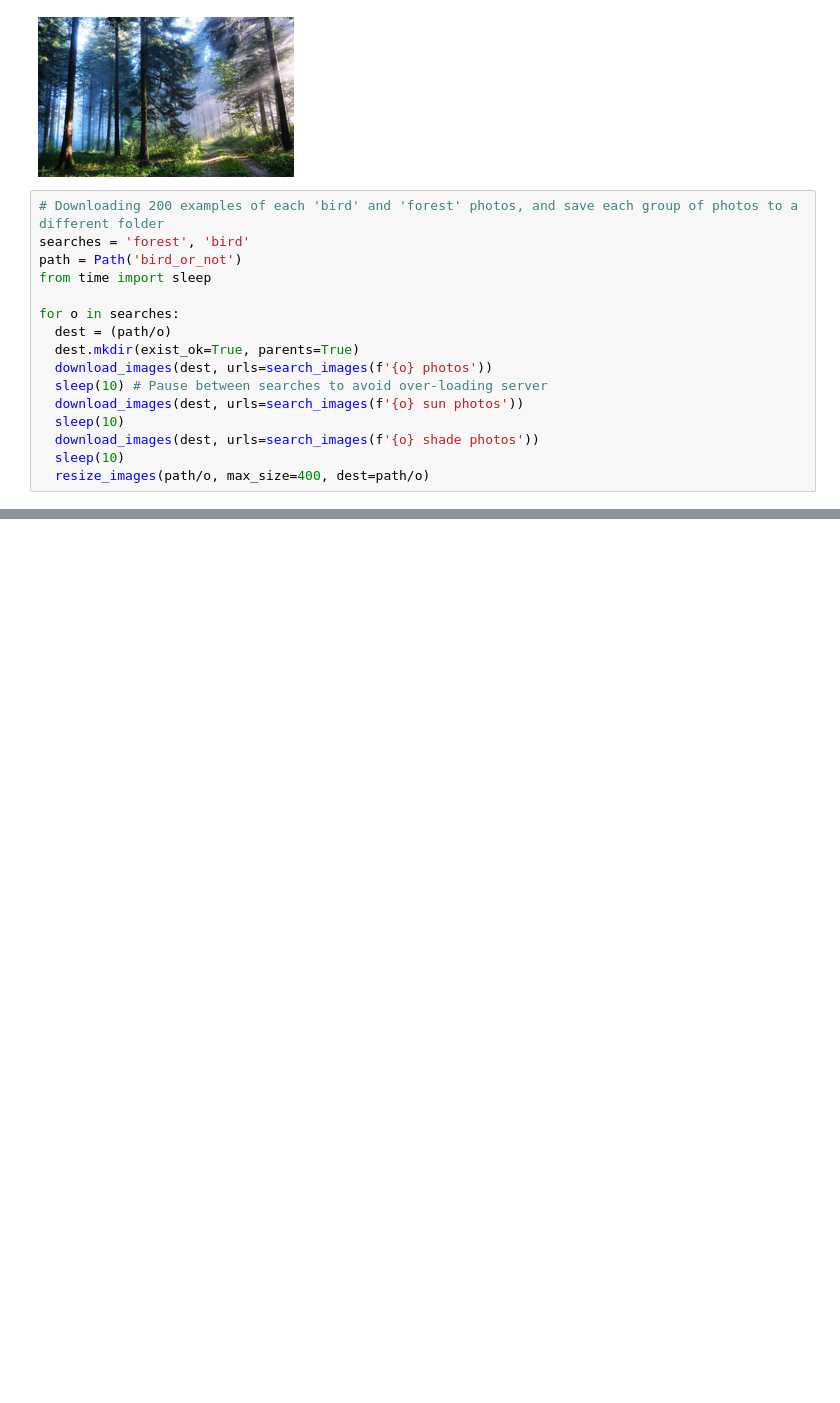
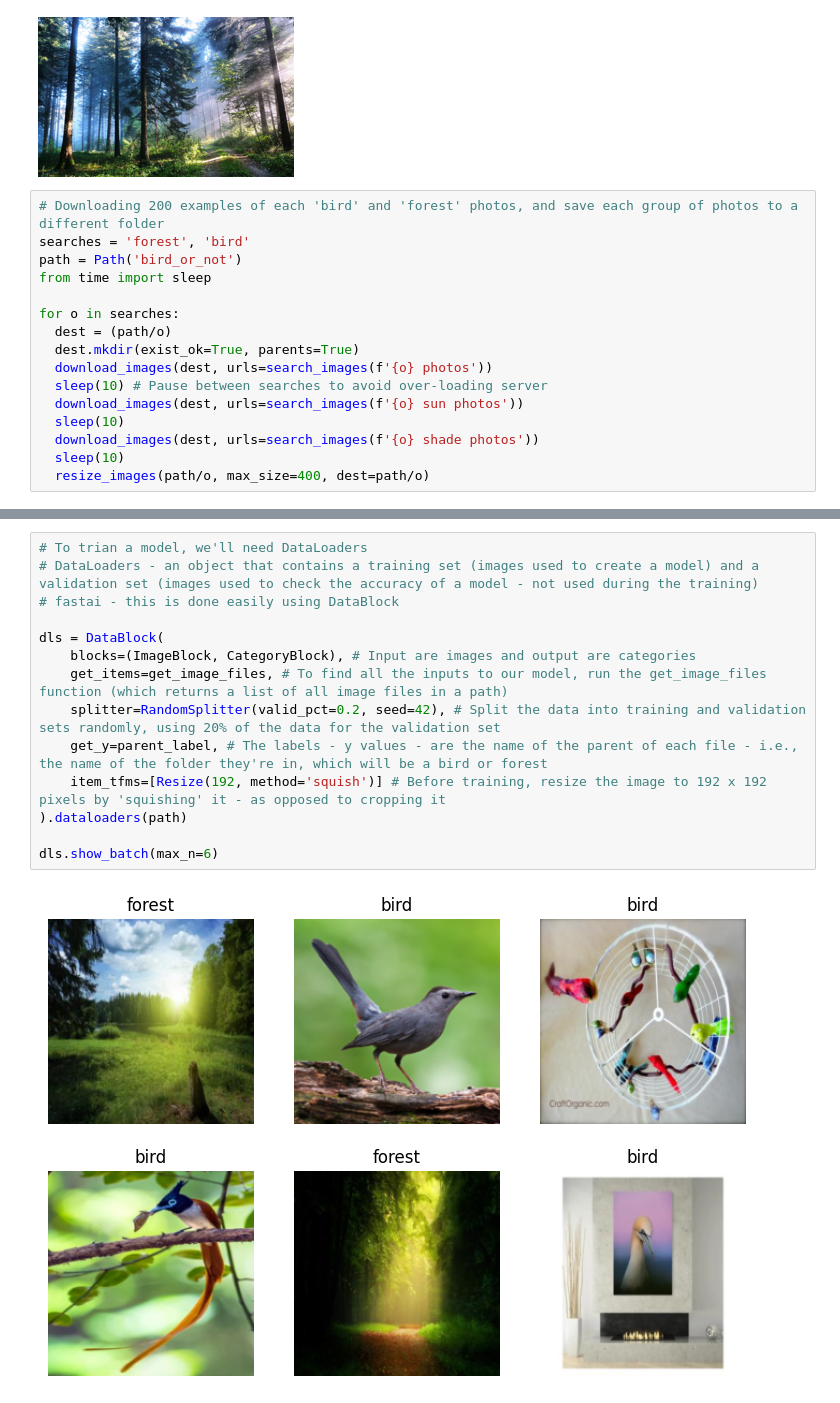
Before and after one commit to saiKelkar/100-Days-of-Python, a Jupyter notebook: 01_intro.ipynb, the cells around one changed output, grey strips where cells are left out. Cells and saved outputs as stored; diff of their text form; blank space fills up the shorter version.

```diff
--- a/01_intro.ipynb
+++ b/01_intro.ipynb
@@ -48,0 +58,16 @@ for o in searches:
+# %%
+# To trian a model, we'll need DataLoaders
+# DataLoaders - an object that contains a training set (images used to create a model) and a validation set (images used to check the accuracy of a model - not used during the training)
+# fastai - this is done easily using DataBlock
+
+dls = DataBlock(
+    blocks=(ImageBlock, CategoryBlock), # Input are images and output are categories
+    get_items=get_image_files, # To find all the inputs to our model, run the get_image_files function (which returns a list of all image files in a path)
+    splitter=RandomSplitter(valid_pct=0.2, seed=42), # Split the data into training and validation sets randomly, using 20% of the data for the validation set
+    get_y=parent_label, # The labels - y values - are the name of the parent of each file - i.e., the name of the folder they're in, which will be a bird or forest
+    item_tfms=[Resize(192, method='squish')] # Before training, resize the image to 192 x 192 pixels by 'squishing' it - as opposed to cropping it
+).dataloaders(path)
+
+dls.show_batch(max_n=6)
+# %% [output]
+[figure, added]
```
Also changed, not shown: parts of 4 cells of this notebook.
